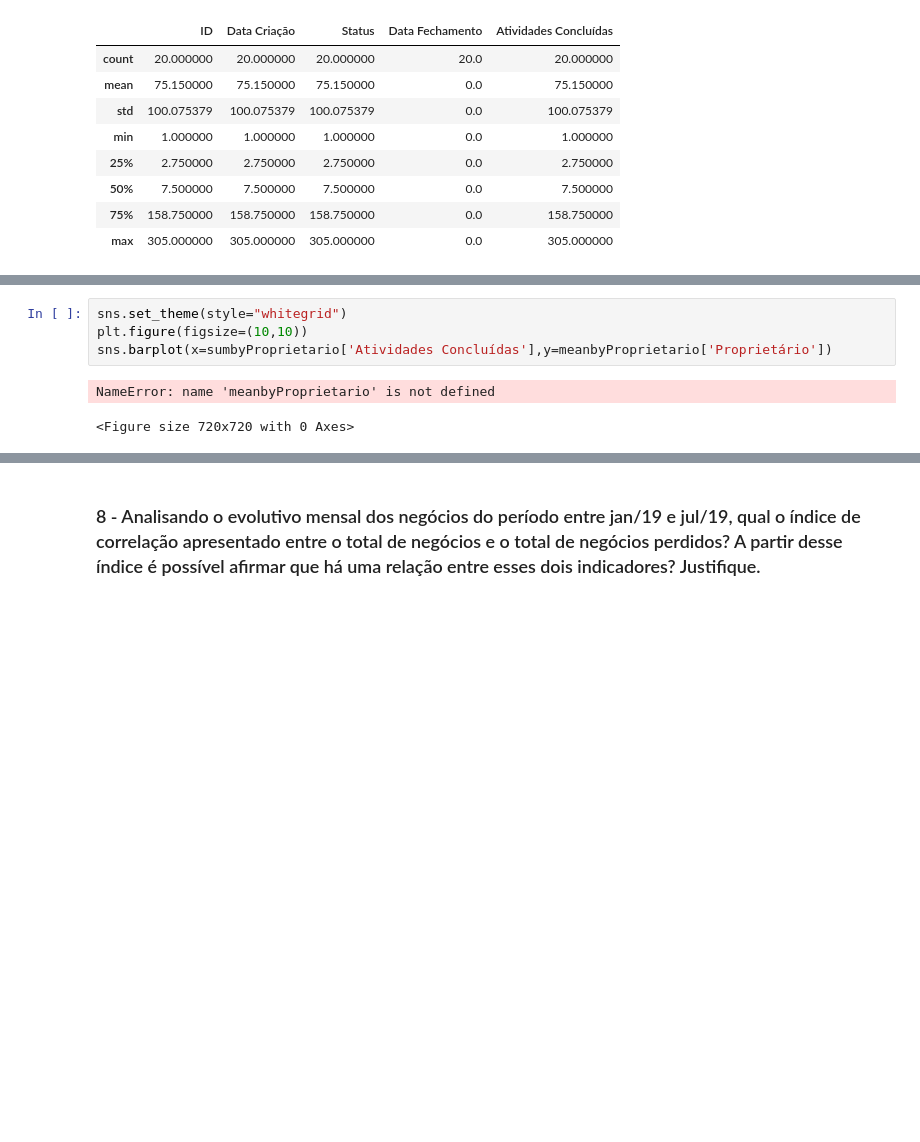
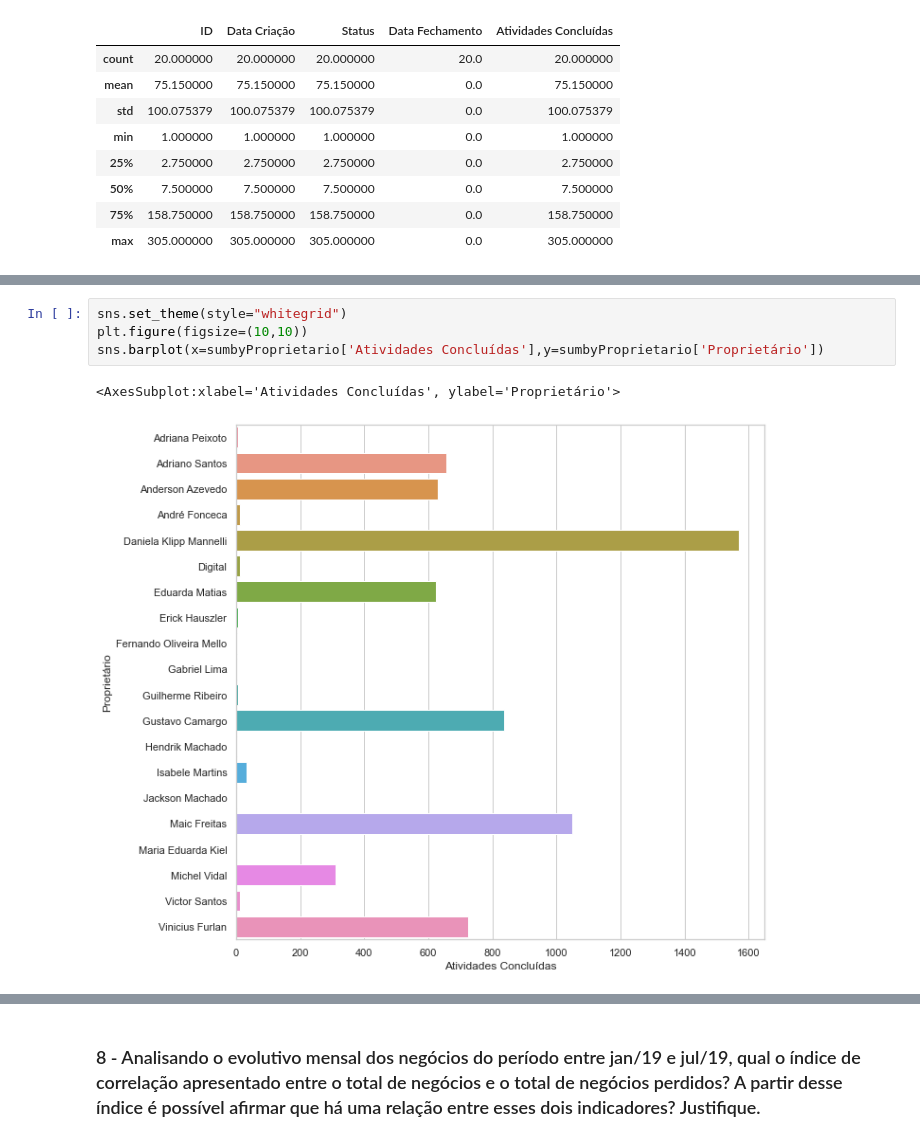
Before and after one commit to lunarti/Data-Challenge, a Jupyter notebook: parte 1.1.ipynb, the cells around one changed output, grey strips where cells are left out. Drawn from its saved outputs; the diff is of its cells as text; blank space fills up the shorter version.

```diff
--- a/parte 1.1.ipynb
+++ b/parte 1.1.ipynb
@@ -198,10 +198,10 @@ sns.histplot(sumbyProprietario['Atividades Concluídas'], kde=True)
 # %%
 sns.set_theme(style="whitegrid")
 plt.figure(figsize=(10,10))
-sns.barplot(x=sumbyProprietario['Atividades Concluídas'],y=meanbyProprietario['Proprietário'])
+sns.barplot(x=sumbyProprietario['Atividades Concluídas'],y=sumbyProprietario['Proprietário'])
 # %% [output]
-NameError: name 'meanbyProprietario' is not defined
+<AxesSubplot:xlabel='Atividades Concluídas', ylabel='Proprietário'>
-<Figure size 720x720 with 0 Axes>
+[figure, added]
 # %%
 meanbyProprietario=subset7.groupby('Proprietário').mean().reset_index()
 sns.boxplot(meanbyProprietario['Atividades Concluídas'])
```
Also changed, not shown: parts of 20 cells of this notebook, 1 other file.
